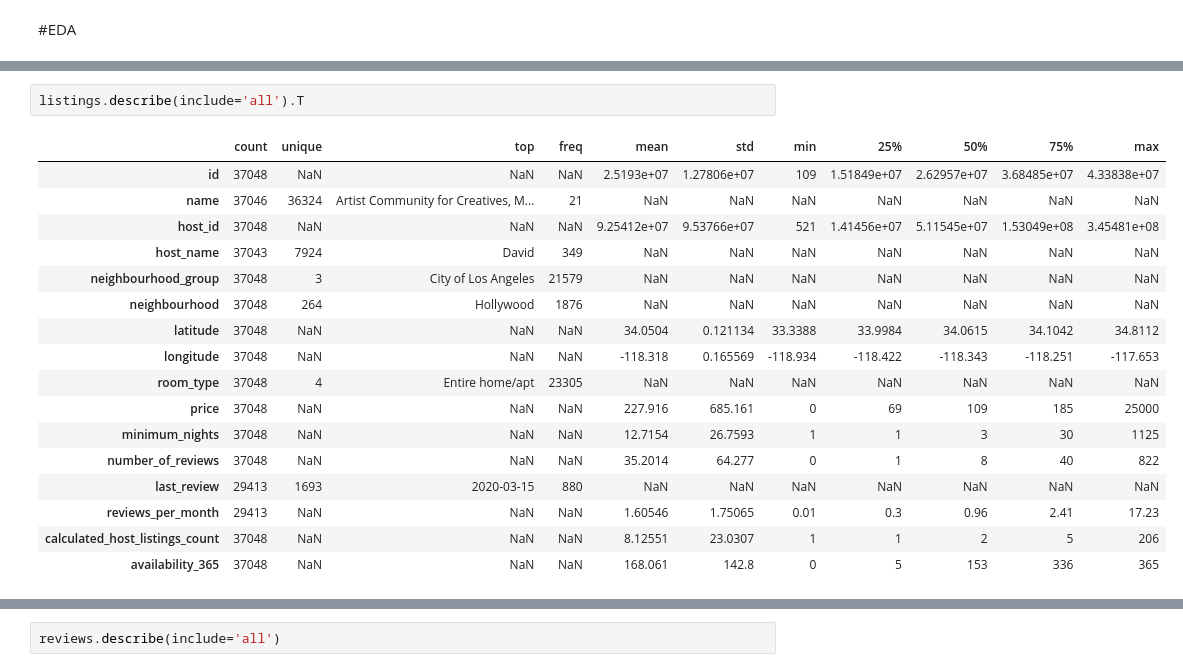
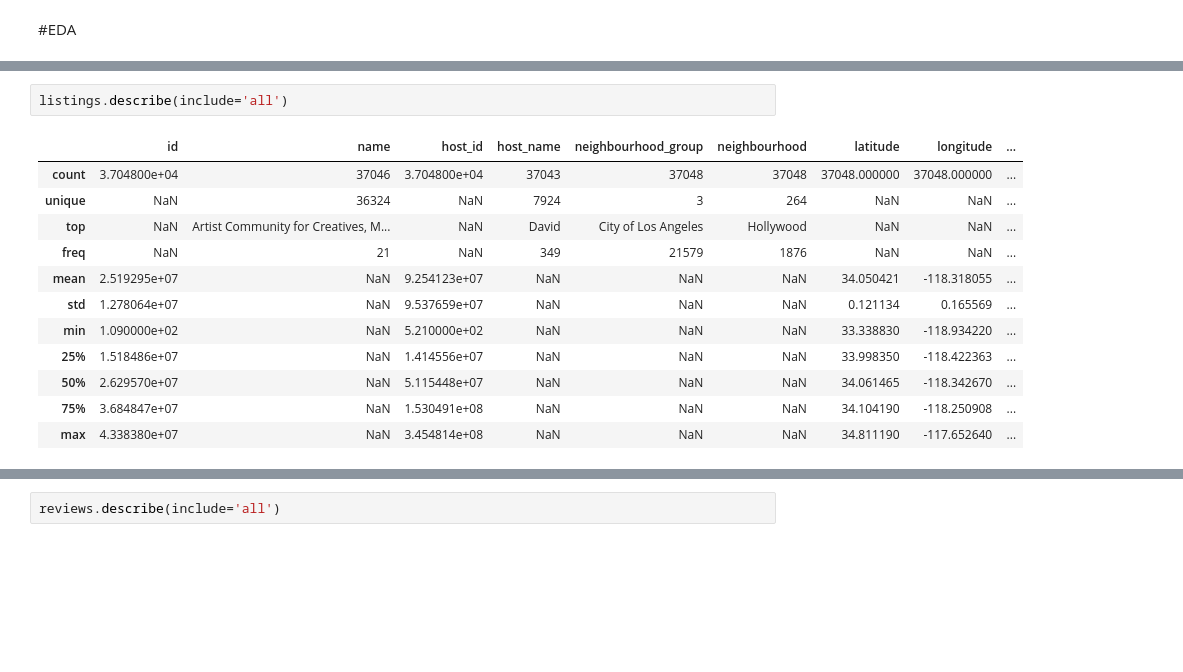
Before and after one commit to mark-baole/AirBnB-Los-Angeles, a Jupyter notebook: ML_AirBnB Los Angeles.ipynb, the cells around one changed output, grey strips where cells are left out. Cells and saved outputs as stored; diff of their text form; blank space fills up the shorter version.

```diff
--- a/ML_AirBnB Los Angeles.ipynb
+++ b/ML_AirBnB Los Angeles.ipynb
@@ -93,22 +108,17 @@ neighbourhoods.describe(include='all')
 | freq | 114 | 1 |
 # %%
-listings.describe(include='all').T
+listings.describe(include='all')
 # %% [output]
-|  | count | unique | top | freq | mean | std | min | 25% | 50% | 75% | max |
-| id | 37048 | NaN | NaN | NaN | 2.5193e+07 | 1.27806e+07 | 109 | 1.51849e+07 | 2.62957e+07 | 3.68485e+07 | 4.33838e+07 |
-| name | 37046 | 36324 | Artist Community for Creatives, M... | 21 | NaN | NaN | NaN | NaN | NaN | NaN | NaN |
-| host_id | 37048 | NaN | NaN | NaN | 9.25412e+07 | 9.53766e+07 | 521 | 1.41456e+07 | 5.11545e+07 | 1.53049e+08 | 3.45481e+08 |
-| host_name | 37043 | 7924 | David | 349 | NaN | NaN | NaN | NaN | NaN | NaN | NaN |
-| neighbourhood_group | 37048 | 3 | City of Los Angeles | 21579 | NaN | NaN | NaN | NaN | NaN | NaN | NaN |
-| neighbourhood | 37048 | 264 | Hollywood | 1876 | NaN | NaN | NaN | NaN | NaN | NaN | NaN |
-| latitude | 37048 | NaN | NaN | NaN | 34.0504 | 0.121134 | 33.3388 | 33.9984 | 34.0615 | 34.1042 | 34.8112 |
-| longitude | 37048 | NaN | NaN | NaN | -118.318 | 0.165569 | -118.934 | -118.422 | -118.343 | -118.251 | -117.653 |
-| room_type | 37048 | 4 | Entire home/apt | 23305 | NaN | NaN | NaN | NaN | NaN | NaN | NaN |
-| price | 37048 | NaN | NaN | NaN | 227.916 | 685.161 | 0 | 69 | 109 | 185 | 25000 |
-| minimum_nights | 37048 | NaN | NaN | NaN | 12.7154 | 26.7593 | 1 | 1 | 3 | 30 | 1125 |
-| number_of_reviews | 37048 | NaN | NaN | NaN | 35.2014 | 64.277 | 0 | 1 | 8 | 40 | 822 |
-| last_review | 29413 | 1693 | 2020-03-15 | 880 | NaN | NaN | NaN | NaN | NaN | NaN | NaN |
-| reviews_per_month | 29413 | NaN | NaN | NaN | 1.60546 | 1.75065 | 0.01 | 0.3 | 0.96 | 2.41 | 17.23 |
-| calculated_host_listings_count | 37048 | NaN | NaN | NaN | 8.12551 | 23.0307 | 1 | 1 | 2 | 5 | 206 |
-| availability_365 | 37048 | NaN | NaN | NaN | 168.061 | 142.8 | 0 | 5 | 153 | 336 | 365 |
+|  | id | name | host_id | host_name | neighbourhood_group | neighbourhood | latitude | longitude | ... |
+| count | 3.704800e+04 | 37046 | 3.704800e+04 | 37043 | 37048 | 37048 | 37048.000000 | 37048.000000 | ... |
+| unique | NaN | 36324 | NaN | 7924 | 3 | 264 | NaN | NaN | ... |
+| top | NaN | Artist Community for Creatives, M... | NaN | David | City of Los Angeles | Hollywood | NaN | NaN | ... |
+| freq | NaN | 21 | NaN | 349 | 21579 | 1876 | NaN | NaN | ... |
+| mean | 2.519295e+07 | NaN | 9.254123e+07 | NaN | NaN | NaN | 34.050421 | -118.318055 | ... |
+| std | 1.278064e+07 | NaN | 9.537659e+07 | NaN | NaN | NaN | 0.121134 | 0.165569 | ... |
+| min | 1.090000e+02 | NaN | 5.210000e+02 | NaN | NaN | NaN | 33.338830 | -118.934220 | ... |
+| 25% | 1.518486e+07 | NaN | 1.414556e+07 | NaN | NaN | NaN | 33.998350 | -118.422363 | ... |
+| 50% | 2.629570e+07 | NaN | 5.115448e+07 | NaN | NaN | NaN | 34.061465 | -118.342670 | ... |
+| 75% | 3.684847e+07 | NaN | 1.530491e+08 | NaN | NaN | NaN | 34.104190 | -118.250908 | ... |
+| max | 4.338380e+07 | NaN | 3.454814e+08 | NaN | NaN | NaN | 34.811190 | -117.652640 | ... |
 # %%
```
Also changed, not shown: parts of 18 cells of this notebook.
